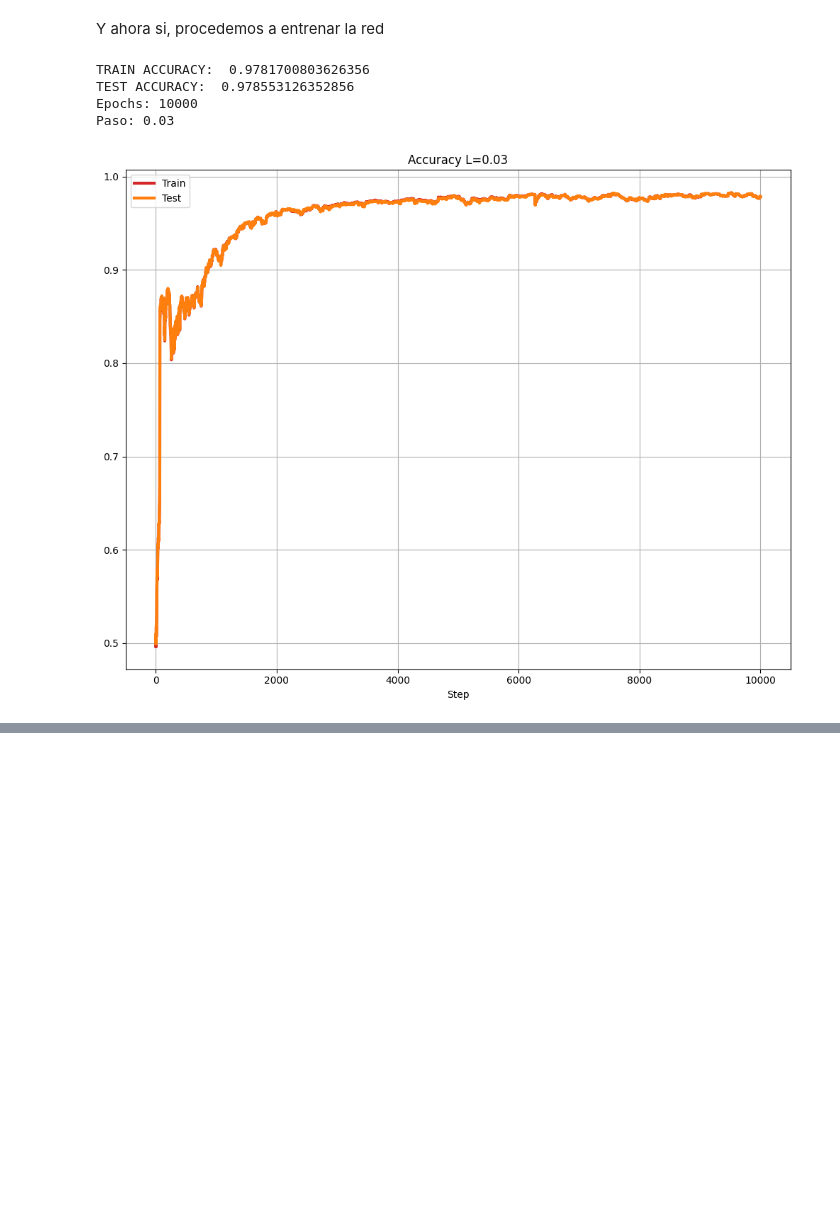
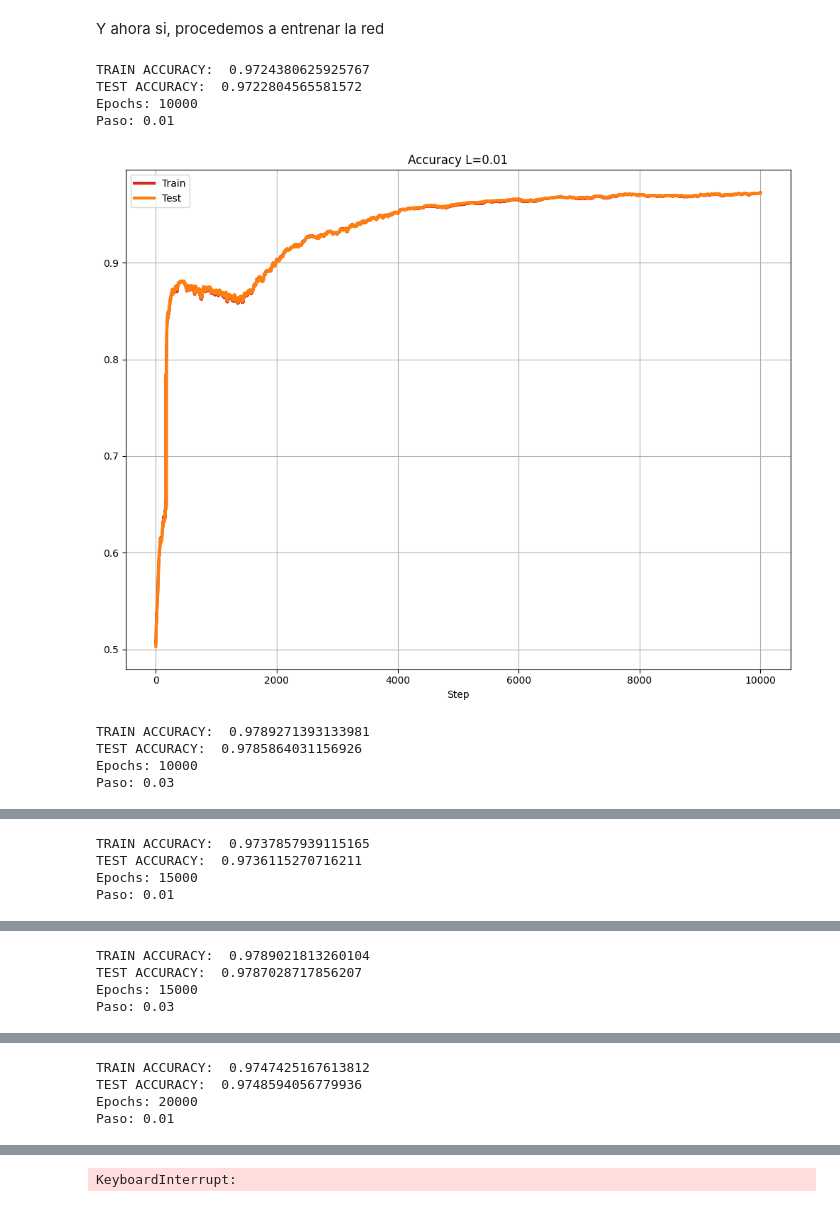
Before and after one commit to nicocernadas/Neural-Network, a Jupyter notebook: fraud_Jupyter.ipynb, the cells around one changed output, grey strips where cells are left out. Cells and saved outputs as stored; diff of their text form; code cells hidden in the pictures; blank space fills up the shorter version.

```diff
--- a/fraud_Jupyter.ipynb
+++ b/fraud_Jupyter.ipynb
@@ -193,23 +185,27 @@ Y ahora si, procedemos a entrenar la red
 # %%
 # ================================================
 # Estos se van a usar despues para llamar solamente
 # a la funcion de forward prop con los pesos y sesgos
 # que salgan de la red entrenada
 w_h = 0
 b_h = 0
 w_o = 0
 b_o = 0
 relu = lambda x: np.maximum(x, 0)
 sigmoide = lambda x: 1 / (1 + np.exp(-x))
 # =================================================
-epochs = [10_000]
-eles = [.03]
+epochs = [10_000, 15_000, 20_000]
+eles = [.01, .03]
 for rep in epochs:
     for ele in eles:
         w_h, b_h, w_o, b_o = red_neuronal(L=ele, epochs=rep)
 # %% [output]
-TRAIN ACCURACY:  0.9781700803626356
-TEST ACCURACY:  0.978553126352856
+TRAIN ACCURACY:  0.9724380625925767
+TEST ACCURACY:  0.9722804565581572
 Epochs: 10000
-Paso: 0.03
+Paso: 0.01
-[figure, old version]
+[figure, new version]
+TRAIN ACCURACY:  0.9789271393133981
+TEST ACCURACY:  0.9785864031156926
+Epochs: 10000
+Paso: 0.03
@@ -215,0 +213,4 @@ Paso: 0.03
+TRAIN ACCURACY:  0.9737857939115165
+TEST ACCURACY:  0.9736115270716211
+Epochs: 15000
+Paso: 0.01
@@ -215,0 +218,4 @@ Paso: 0.03
+TRAIN ACCURACY:  0.9789021813260104
+TEST ACCURACY:  0.9787028717856207
+Epochs: 15000
+Paso: 0.03
@@ -215,0 +223,4 @@ Paso: 0.03
+TRAIN ACCURACY:  0.9747425167613812
+TEST ACCURACY:  0.9748594056779936
+Epochs: 20000
+Paso: 0.01
@@ -216,2 +228,3 @@ Paso: 0.03
+KeyboardInterrupt:
 # %%
 # La redefino afuera para poder llamarla con muestras nuevas
```
Also changed, not shown: parts of 10 cells of this notebook.
